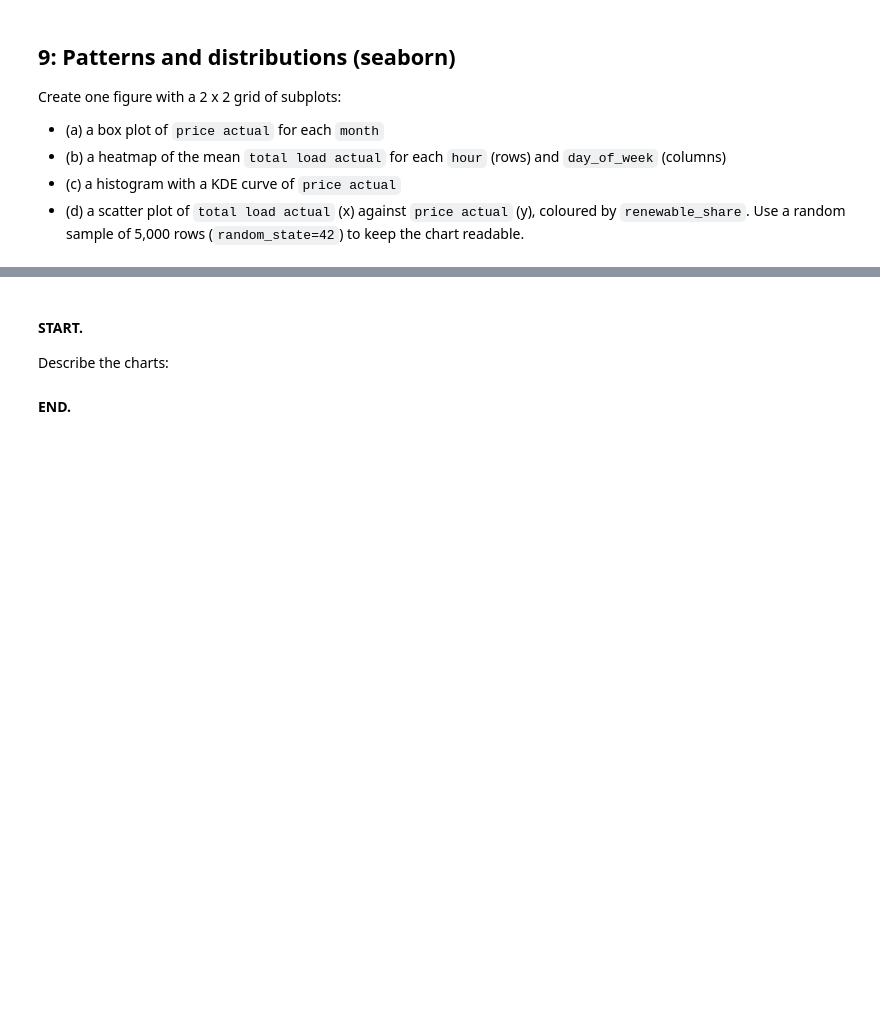
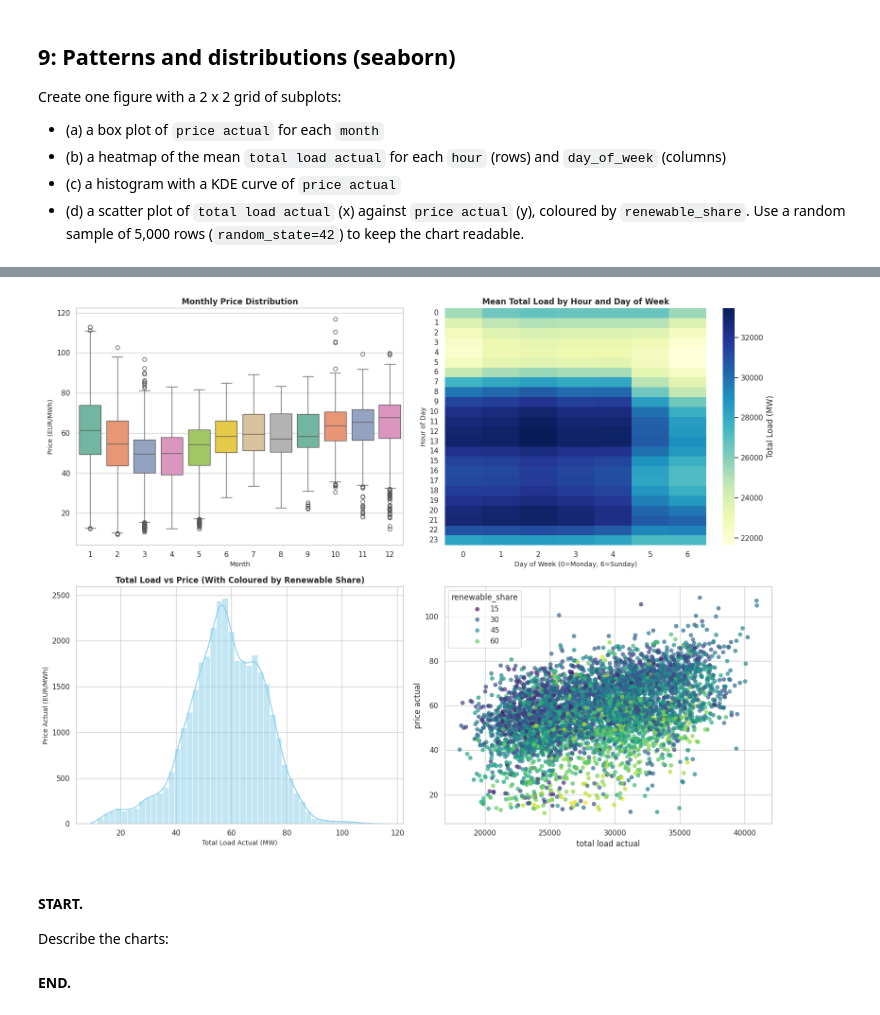
Before and after one commit to leon72305-source/26007815_tb1, a Jupyter notebook: 26007815_1.ipynb, the cells around one changed output, grey strips where cells are left out. Saved outputs shown, nothing was run; the diff lists cells and outputs as text; code cells hidden in the pictures; blank space fills up the shorter version.

```diff
--- a/26007815_1.ipynb
+++ b/26007815_1.ipynb
@@ -671,0 +730,80 @@ Create one figure with a 2 x 2 grid of subplots:
+# %%
+# BEGIN SOLUTION
+#Sets visual style for seaborn
+sns.set_theme(style='whitegrid')
+
+#Creates figure with 2x2 grid of subplots
+fig, axes = plt.subplots(nrows=2, ncols=2, figsize=(16, 12))
+
+#Sets box plot of price actual
+sns.boxplot(
+
+    #Extracts data from df_clean
+    data=df_clean,
+    x='month',
+    y='price actual',
+
+    #Determines where chart is drawn into
+    ax=axes[0,0],
+    palette='Set2'
+)
+axes[0,0].set_title('Monthly Price Distribution', fontsize=12, fontweight='bold')
+axes[0,0].set_xlabel('Month', fontsize=10)
+axes[0,0].set_ylabel('Price (EUR/MWh)', fontsize=10)
+
+#Creates heatmap by pivoting data to a 2d matrix of hours vs days
+load_heatmap_data = df_clean.pivot_table(
+    index='hour',
+    columns='day_of_week',
+    values='total load actual',
+    aggfunc='mean'
+)
+sns.heatmap(
+    load_heatmap_data,
+    ax=axes[0,1],
+
+    #Sets up colormap for heatmaps
+    cmap='YlGnBu',
+    cbar_kws={'label': 'Total Load (MW)'}
+)
+axes[0,1].set_title('Mean Total Load by Hour and Day of Week', fontsize=12, fontweight='bold')
+axes[0,1].set_xlabel('Day of Week (0=Monday, 6=Sunday)', fontsize=10)
+axes[0,1].set_ylabel('Hour of Day', fontsize=10)
+
+sns.histplot(
+    data=df_clean,
+    x='price actual',
+    ax=axes[1,0],
+
+    #Enables smooth continuous curve on histogram bars
+    kde=True,
+    color='skyblue',
+
+    #Controls amount of vertical bars data is split into
+    bins=50
+)
+axes[1,0].set_title('Price Distribution and KDE', fontsize=12, fontweight='bold')
+axes[1,0].set_xlabel('Price (EUR/MWh)', fontsize=10)
+axes[1,0].set_ylabel('Count', fontsize=10)
+
+#Creates scatterplot of load vs price
+#Pulls random sample of 5000 rows from the dataset
+df_sample = df_clean.sample(n=5000, random_state=42)
+scatter = sns.scatterplot(
+    data=df_sample,
+    x='total load actual',
+    y='price actual',
+    hue='renewable_share',
+    palette='viridis',
+    alpha=0.7,
+    ax=axes[1,1],
+    edgecolor=None
+)
+axes[1,0].set_title('Total Load vs Price (With Coloured by Renewable Share)', fontsize=12, fontweight='bold')
+axes[1,0].set_xlabel('Total Load Actual (MW)', fontsize=10)
+axes[1,0].set_ylabel('Price Actual (EUR/MWh)', fontsize=10)
+
+plt.tight_layout()
+plt.show()
+# END SOLUTION
+# %% [output]
@@ -672,3 +813,4 @@ Create one figure with a 2 x 2 grid of subplots:
+[figure, added]
 # %% [markdown]
 #### START.
 Describe the charts:
```
Also changed, not shown: parts of 7 cells of this notebook.
